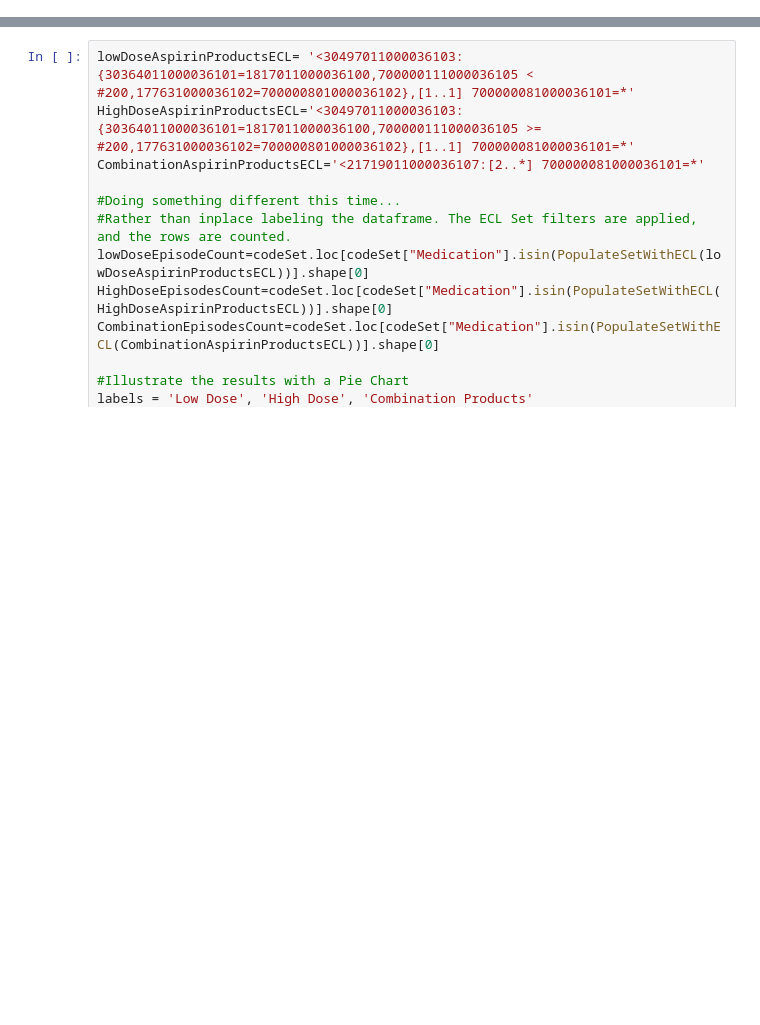
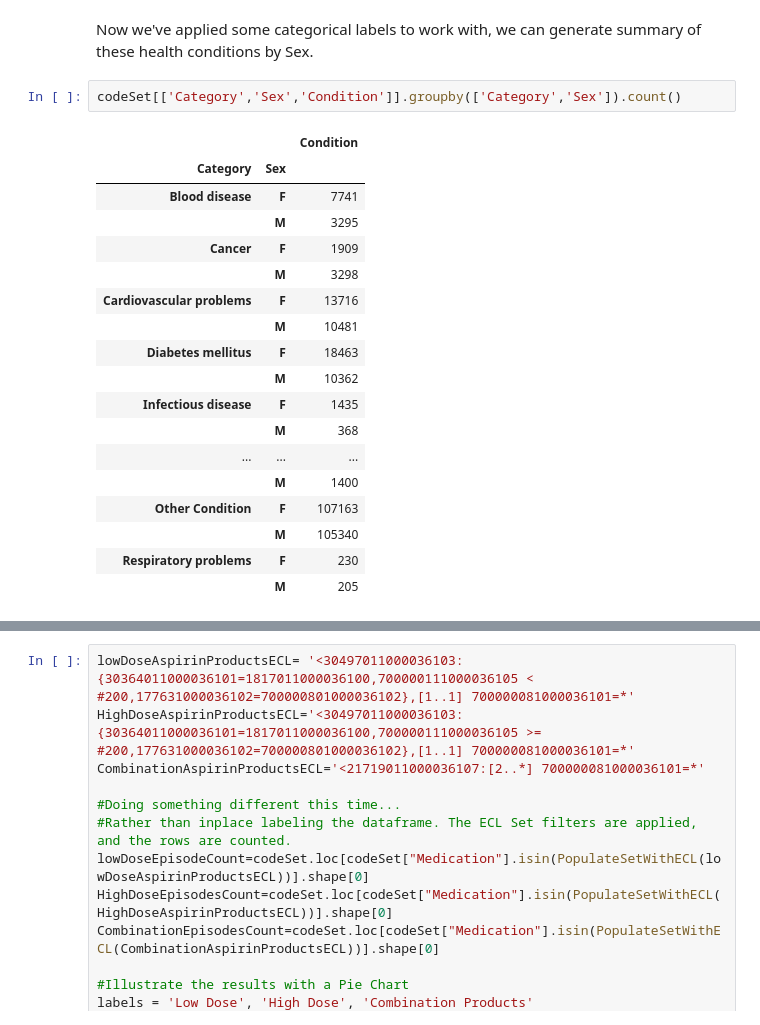
Before and after one commit to MattCordell/DataAnalyticProjects, a Jupyter notebook: HDA2019/HDA 2019 Supplement.ipynb, the cells around one changed output, grey strips where cells are left out. Saved outputs shown, nothing was run; the diff lists cells and outputs as text; blank space fills up the shorter version.

```diff
--- a/HDA2019/HDA 2019 Supplement.ipynb
+++ b/HDA2019/HDA 2019 Supplement.ipynb
@@ -312,0 +160,23 @@ All the ECL used so far have been simple subsumption queries, yet the language s
+# %% [markdown]
+Now we've applied some categorical labels to work with, we can generate summary of these health conditions by Sex.
+# %%
+codeSet[['Category','Sex','Condition']].groupby(['Category','Sex']).count()
+# %% [output]
+|  |  | Condition |
+| Category | Sex |  |
+| Blood disease | F | 7741 |
+|  | M | 3295 |
+| Cancer | F | 1909 |
+|  | M | 3298 |
+| Cardiovascular problems | F | 13716 |
+|  | M | 10481 |
+| Diabetes mellitus | F | 18463 |
+|  | M | 10362 |
+| Infectious disease | F | 1435 |
+|  | M | 368 |
+| ... | ... | ... |
+|  | M | 1400 |
+| Other Condition | F | 107163 |
+|  | M | 105340 |
+| Respiratory problems | F | 230 |
+|  | M | 205 |
```
Also changed, not shown: parts of 41 cells of this notebook, 4 other files.
